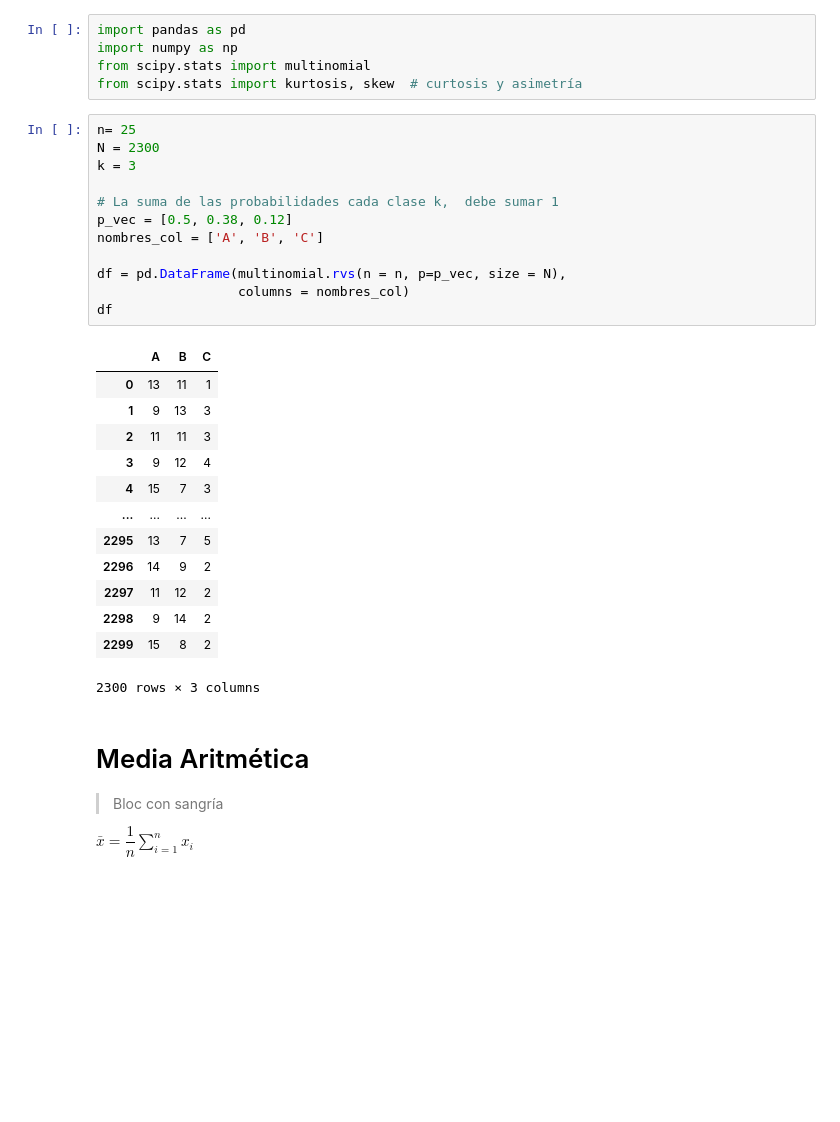
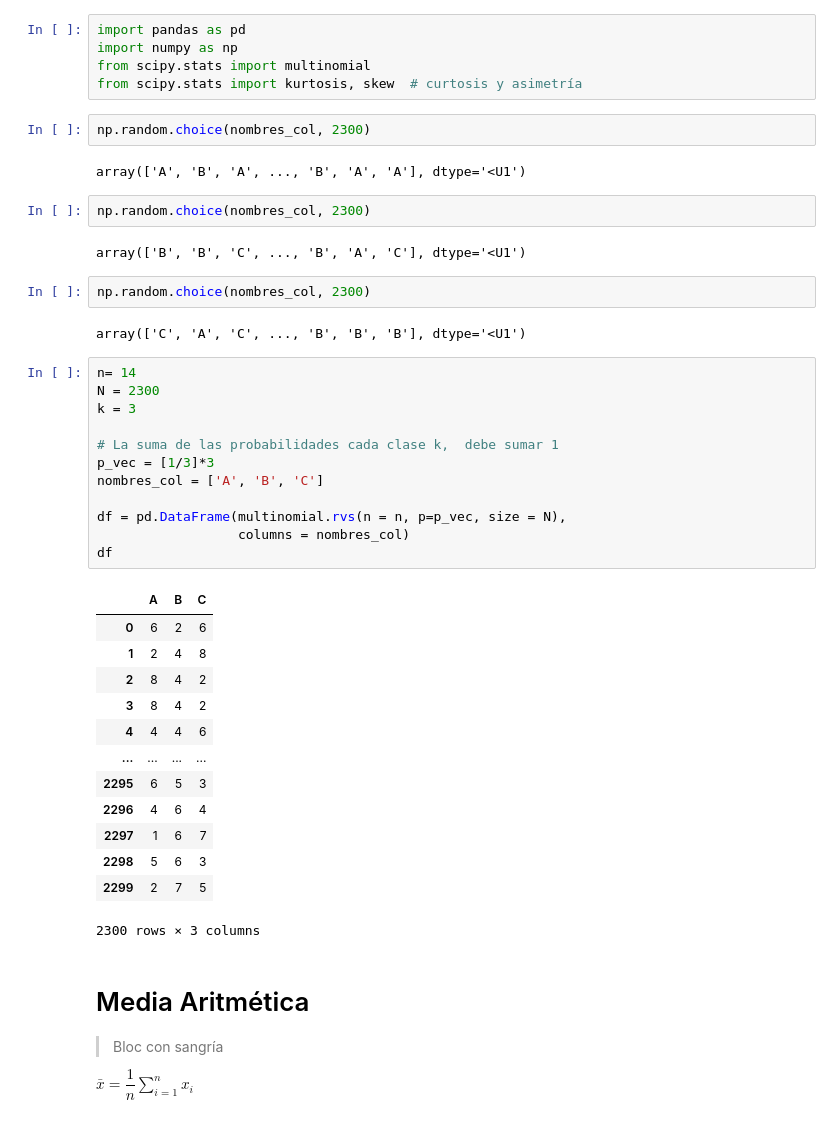
Before and after one commit to AnIsAsPe/Estadistica_y_Probabilidad_para-CD-, a Jupyter notebook: PrincipiosDeProbabilidad/Semana2/Notebooks/Distribución_Multinomial,_momentos,_covarianza_y_correlacion.ipynb, the cells around one changed output. Saved outputs shown, nothing was run; the diff lists cells and outputs as text; blank space fills up the shorter version.

```diff
--- a/PrincipiosDeProbabilidad/Semana2/Notebooks/Distribución_Multinomial,_momentos,_covarianza_y_correlacion.ipynb
+++ b/PrincipiosDeProbabilidad/Semana2/Notebooks/Distribución_Multinomial,_momentos,_covarianza_y_correlacion.ipynb
@@ -5,31 +5,43 @@ import pandas as pd
 import numpy as np
 from scipy.stats import multinomial
 from scipy.stats import kurtosis, skew  # curtosis y asimetría
+# %%
+np.random.choice(nombres_col, 2300)
+# %% [output]
+array(['A', 'B', 'A', ..., 'B', 'A', 'A'], dtype='<U1')
+# %%
+np.random.choice(nombres_col, 2300)
+# %% [output]
+array(['B', 'B', 'C', ..., 'B', 'A', 'C'], dtype='<U1')
+# %%
+np.random.choice(nombres_col, 2300)
+# %% [output]
+array(['C', 'A', 'C', ..., 'B', 'B', 'B'], dtype='<U1')
 # %%
-n= 25
+n= 14
 N = 2300
 k = 3
 
 # La suma de las probabilidades cada clase k,  debe sumar 1
-p_vec = [0.5, 0.38, 0.12]
+p_vec = [1/3]*3
 nombres_col = ['A', 'B', 'C']
 
 df = pd.DataFrame(multinomial.rvs(n = n, p=p_vec, size = N),
                   columns = nombres_col)
 df
 # %% [output]
 |  | A | B | C |
-| 0 | 13 | 11 | 1 |
-| 1 | 9 | 13 | 3 |
-| 2 | 11 | 11 | 3 |
-| 3 | 9 | 12 | 4 |
-| 4 | 15 | 7 | 3 |
+| 0 | 6 | 2 | 6 |
+| 1 | 2 | 4 | 8 |
+| 2 | 8 | 4 | 2 |
+| 3 | 8 | 4 | 2 |
+| 4 | 4 | 4 | 6 |
 | ... | ... | ... | ... |
-| 2295 | 13 | 7 | 5 |
-| 2296 | 14 | 9 | 2 |
-| 2297 | 11 | 12 | 2 |
-| 2298 | 9 | 14 | 2 |
-| 2299 | 15 | 8 | 2 |
+| 2295 | 6 | 5 | 3 |
+| 2296 | 4 | 6 | 4 |
+| 2297 | 1 | 6 | 7 |
+| 2298 | 5 | 6 | 3 |
+| 2299 | 2 | 7 | 5 |
 2300 rows × 3 columns
 # %% [markdown]
 # Media Aritmética
```
Also changed, not shown: parts of 9 cells of this notebook.
